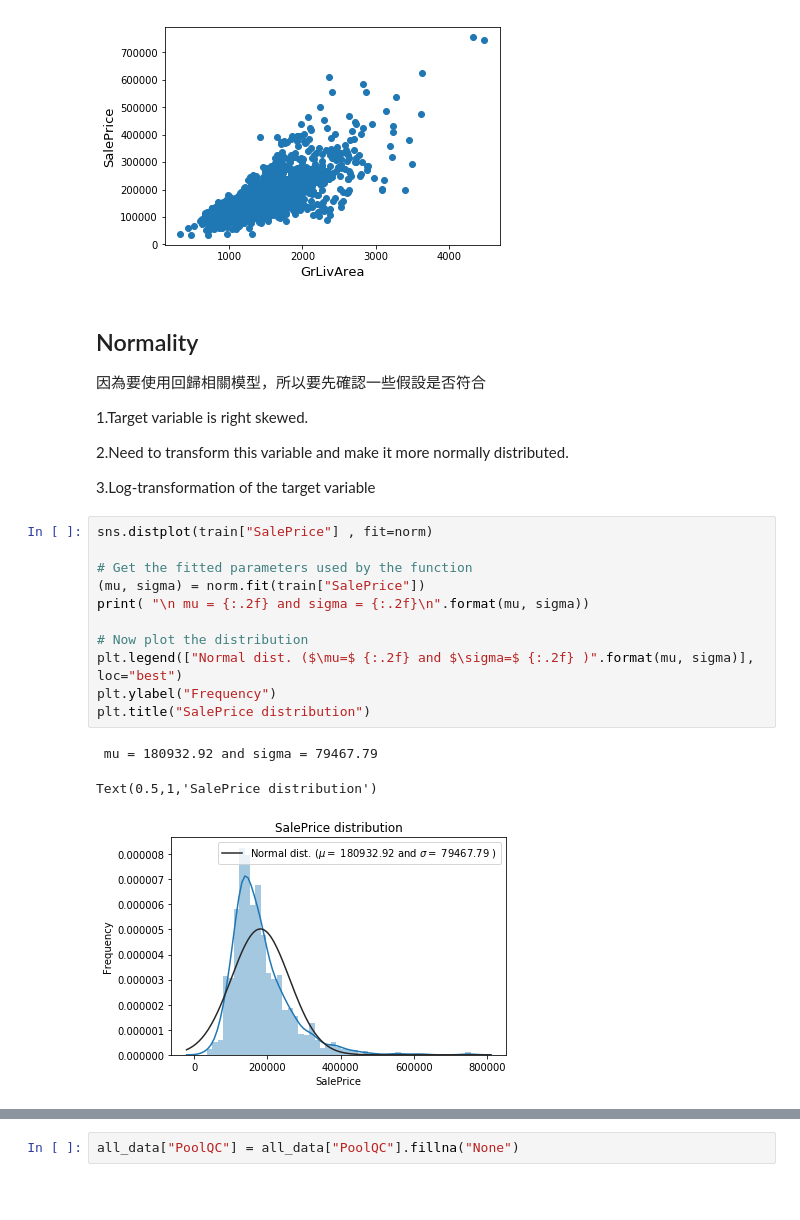
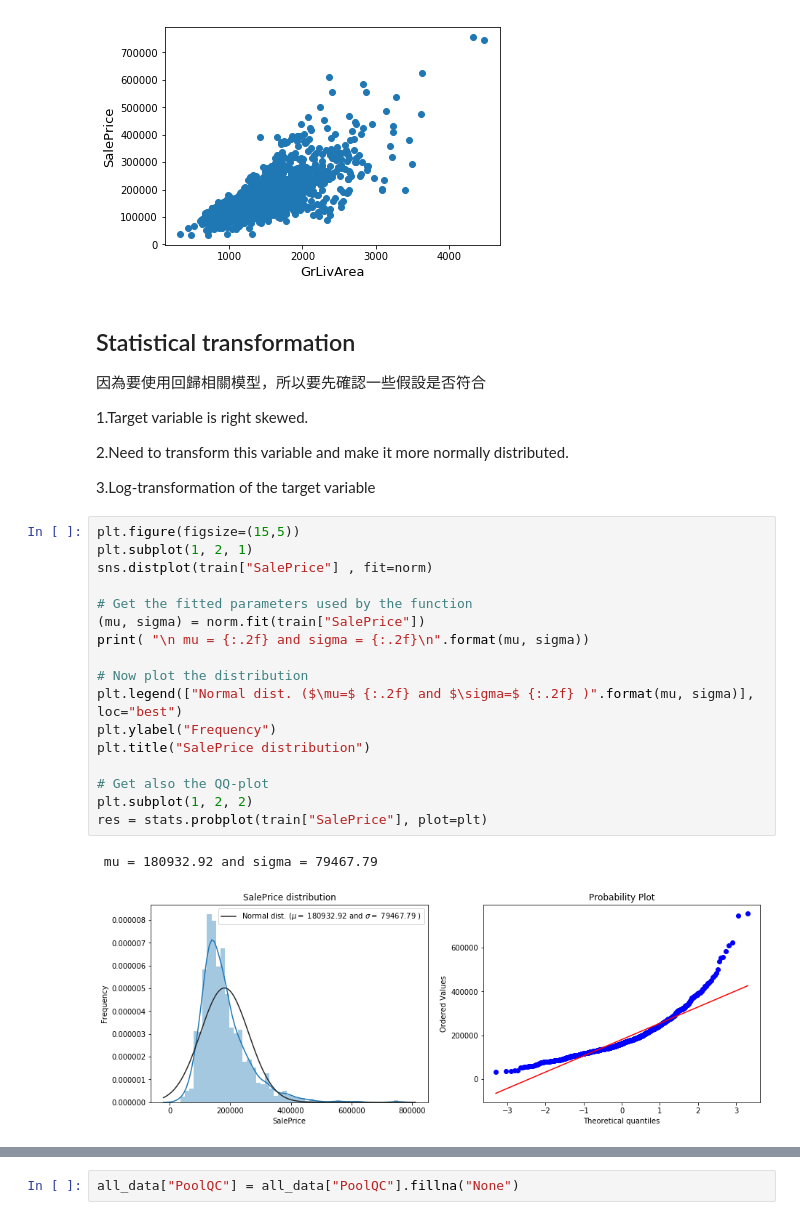
Before and after one commit to machineCYC/SideProjects, a Jupyter notebook: 06-Kaggle-HousePricesAdvancedRegTech/main.ipynb, the cells around one changed output, grey strips where cells are left out. Drawn from its saved outputs; the diff is of its cells as text; blank space fills up the shorter version.

```diff
--- a/06-Kaggle-HousePricesAdvancedRegTech/main.ipynb
+++ b/06-Kaggle-HousePricesAdvancedRegTech/main.ipynb
@@ -45,7 +47,7 @@ plt.show()
 # %% [output]
 [figure]
 # %% [markdown]
-## Normality
+## Statistical transformation
 
 因為要使用回歸相關模型，所以要先確認一些假設是否符合
 
@@ -55,17 +57,22 @@ plt.show()
 
 3.Log-transformation of the target variable
 # %%
+plt.figure(figsize=(15,5))
+plt.subplot(1, 2, 1)
 sns.distplot(train["SalePrice"] , fit=norm)
 
 # Get the fitted parameters used by the function
 (mu, sigma) = norm.fit(train["SalePrice"])
 print( "\n mu = {:.2f} and sigma = {:.2f}\n".format(mu, sigma))
 
 # Now plot the distribution
 plt.legend(["Normal dist. ($\mu=$ {:.2f} and $\sigma=$ {:.2f} )".format(mu, sigma)], loc="best")
 plt.ylabel("Frequency")
 plt.title("SalePrice distribution")
+
+# Get also the QQ-plot
+plt.subplot(1, 2, 2)
+res = stats.probplot(train["SalePrice"], plot=plt)
 # %% [output]
  mu = 180932.92 and sigma = 79467.79
-Text(0.5,1,'SalePrice distribution')
-[figure, old version]
+[figure, new version]
```
Also changed, not shown: parts of 59 cells of this notebook, 2 other files.
